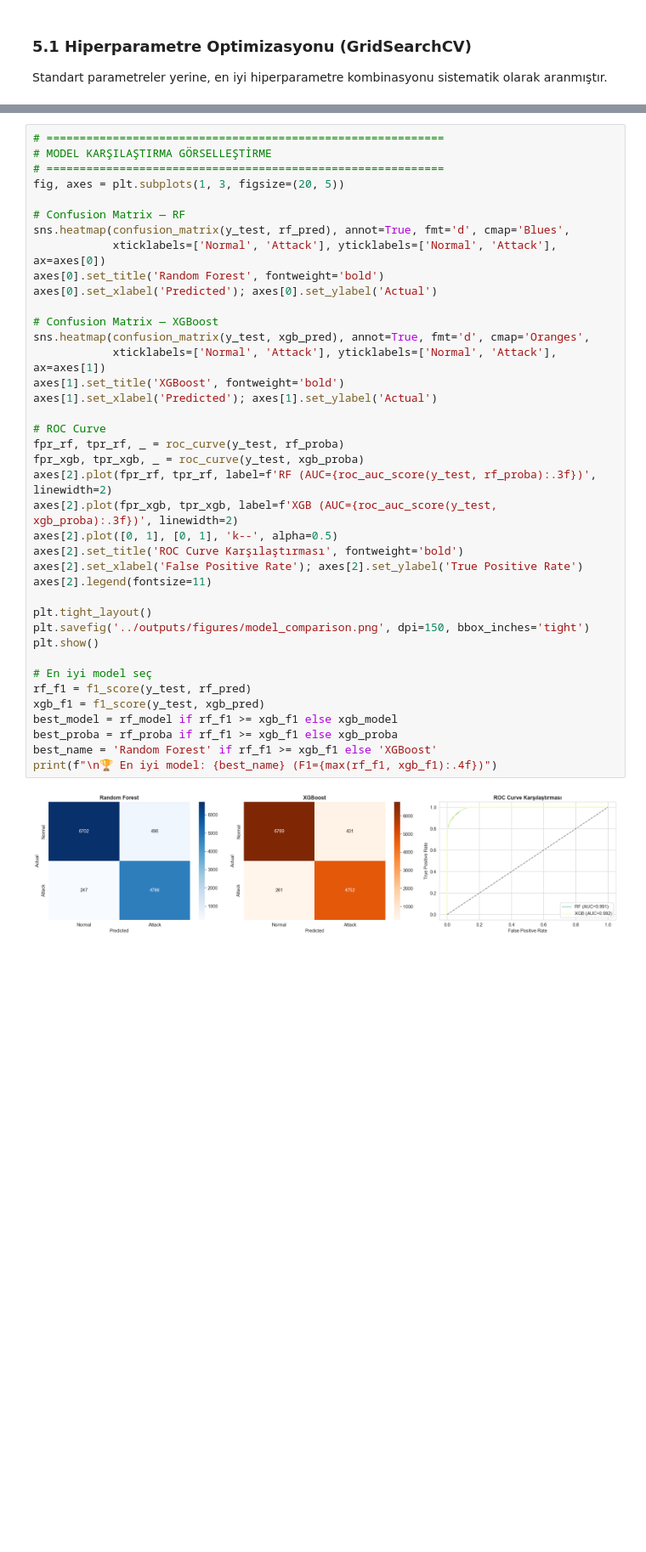
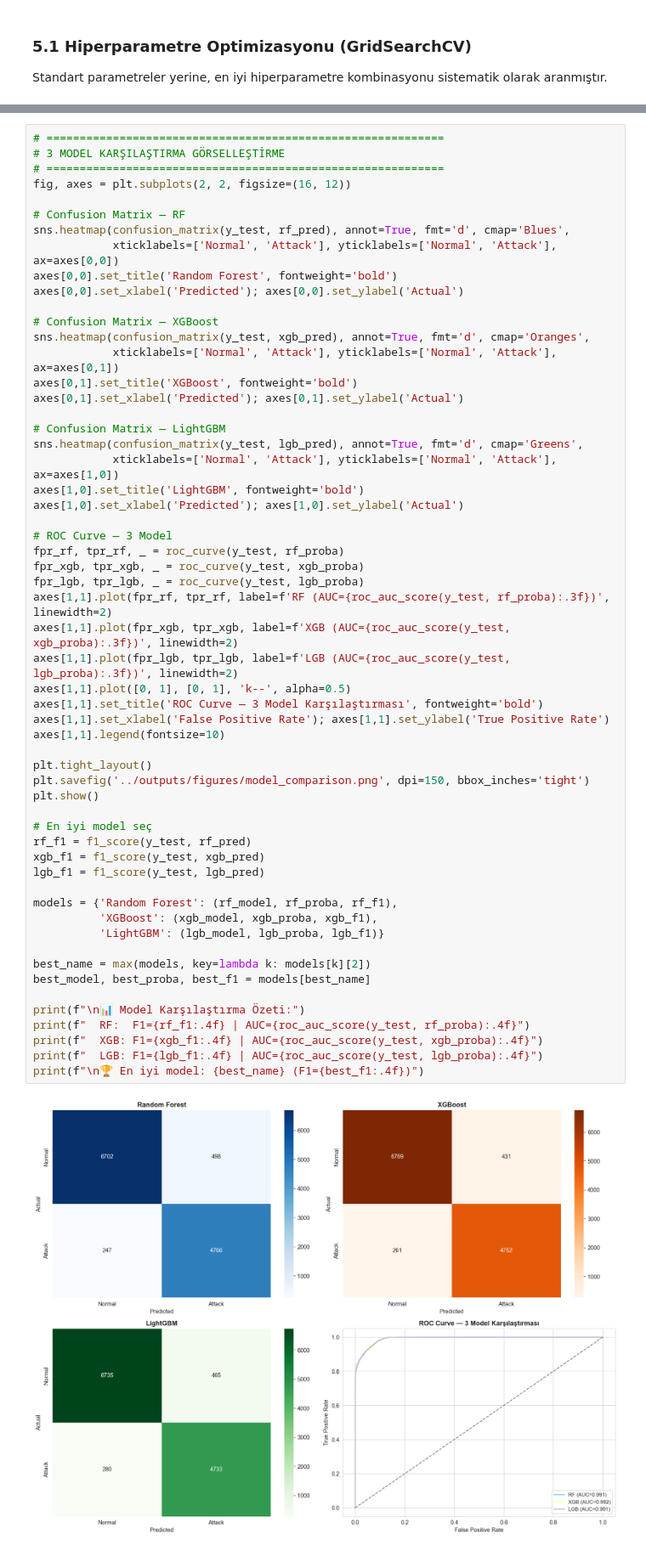
Before and after one commit to MuhammedAsef/web_attack_risk_prediction, a Jupyter notebook: notebooks/web_attack_analysis.ipynb, the cells around one changed output, grey strips where cells are left out. Shown at 85% size. Cells and saved outputs as stored; diff of their text form; blank space fills up the shorter version.

Commit message:
LightGBM eklendi, 3 model karsilastirma, ALE ve maliyet guncellendi

```diff
--- a/notebooks/web_attack_analysis.ipynb
+++ b/notebooks/web_attack_analysis.ipynb
@@ -795,41 +874,59 @@ XGB → Accuracy: 0.9433 | F1: 0.9321 | AUC: 0.9919
 # %%
 # ============================================================
-# MODEL KARŞILAŞTIRMA GÖRSELLEŞTİRME
+# 3 MODEL KARŞILAŞTIRMA GÖRSELLEŞTİRME
 # ============================================================
-fig, axes = plt.subplots(1, 3, figsize=(20, 5))
+fig, axes = plt.subplots(2, 2, figsize=(16, 12))
 
 # Confusion Matrix — RF
 sns.heatmap(confusion_matrix(y_test, rf_pred), annot=True, fmt='d', cmap='Blues',
-            xticklabels=['Normal', 'Attack'], yticklabels=['Normal', 'Attack'], ax=axes[0])
-axes[0].set_title('Random Forest', fontweight='bold')
-axes[0].set_xlabel('Predicted'); axes[0].set_ylabel('Actual')
+            xticklabels=['Normal', 'Attack'], yticklabels=['Normal', 'Attack'], ax=axes[0,0])
+axes[0,0].set_title('Random Forest', fontweight='bold')
+axes[0,0].set_xlabel('Predicted'); axes[0,0].set_ylabel('Actual')
 
 # Confusion Matrix — XGBoost
 sns.heatmap(confusion_matrix(y_test, xgb_pred), annot=True, fmt='d', cmap='Oranges',
-            xticklabels=['Normal', 'Attack'], yticklabels=['Normal', 'Attack'], ax=axes[1])
-axes[1].set_title('XGBoost', fontweight='bold')
-axes[1].set_xlabel('Predicted'); axes[1].set_ylabel('Actual')
+            xticklabels=['Normal', 'Attack'], yticklabels=['Normal', 'Attack'], ax=axes[0,1])
+axes[0,1].set_title('XGBoost', fontweight='bold')
+axes[0,1].set_xlabel('Predicted'); axes[0,1].set_ylabel('Actual')
 
-# ROC Curve
+# Confusion Matrix — LightGBM
+sns.heatmap(confusion_matrix(y_test, lgb_pred), annot=True, fmt='d', cmap='Greens',
+            xticklabels=['Normal', 'Attack'], yticklabels=['Normal', 'Attack'], ax=axes[1,0])
+axes[1,0].set_title('LightGBM', fontweight='bold')
+axes[1,0].set_xlabel('Predicted'); axes[1,0].set_ylabel('Actual')
+
+# ROC Curve — 3 Model
 fpr_rf, tpr_rf, _ = roc_curve(y_test, rf_proba)
 fpr_xgb, tpr_xgb, _ = roc_curve(y_test, xgb_proba)
-axes[2].plot(fpr_rf, tpr_rf, label=f'RF (AUC={roc_auc_score(y_test, rf_proba):.3f})', linewidth=2)
-axes[2].plot(fpr_xgb, tpr_xgb, label=f'XGB (AUC={roc_auc_score(y_test, xgb_proba):.3f})', linewidth=2)
-axes[2].plot([0, 1], [0, 1], 'k--', alpha=0.5)
-axes[2].set_title('ROC Curve Karşılaştırması', fontweight='bold')
-axes[2].set_xlabel('False Positive Rate'); axes[2].set_ylabel('True Positive Rate')
-axes[2].legend(fontsize=11)
+fpr_lgb, tpr_lgb, _ = roc_curve(y_test, lgb_proba)
+axes[1,1].plot(fpr_rf, tpr_rf, label=f'RF (AUC={roc_auc_score(y_test, rf_proba):.3f})', linewidth=2)
+axes[1,1].plot(fpr_xgb, tpr_xgb, label=f'XGB (AUC={roc_auc_score(y_test, xgb_proba):.3f})', linewidth=2)
+axes[1,1].plot(fpr_lgb, tpr_lgb, label=f'LGB (AUC={roc_auc_score(y_test, lgb_proba):.3f})', linewidth=2)
+axes[1,1].plot([0, 1], [0, 1], 'k--', alpha=0.5)
+axes[1,1].set_title('ROC Curve — 3 Model Karşılaştırması', fontweight='bold')
+axes[1,1].set_xlabel('False Positive Rate'); axes[1,1].set_ylabel('True Positive Rate')
+axes[1,1].legend(fontsize=10)
 
 plt.tight_layout()
 plt.savefig('../outputs/figures/model_comparison.png', dpi=150, bbox_inches='tight')
 plt.show()
 
 # En iyi model seç
 rf_f1 = f1_score(y_test, rf_pred)
 xgb_f1 = f1_score(y_test, xgb_pred)
-best_model = rf_model if rf_f1 >= xgb_f1 else xgb_model
-best_proba = rf_proba if rf_f1 >= xgb_f1 else xgb_proba
-best_name = 'Random Forest' if rf_f1 >= xgb_f1 else 'XGBoost'
-print(f"\n🏆 En iyi model: {best_name} (F1={max(rf_f1, xgb_f1):.4f})")
+lgb_f1 = f1_score(y_test, lgb_pred)
+
+models = {'Random Forest': (rf_model, rf_proba, rf_f1),
+          'XGBoost': (xgb_model, xgb_proba, xgb_f1),
+          'LightGBM': (lgb_model, lgb_proba, lgb_f1)}
+
+best_name = max(models, key=lambda k: models[k][2])
+best_model, best_proba, best_f1 = models[best_name]
+
+print(f"\n📊 Model Karşılaştırma Özeti:")
+print(f"  RF:  F1={rf_f1:.4f} | AUC={roc_auc_score(y_test, rf_proba):.4f}")
+print(f"  XGB: F1={xgb_f1:.4f} | AUC={roc_auc_score(y_test, xgb_proba):.4f}")
+print(f"  LGB: F1={lgb_f1:.4f} | AUC={roc_auc_score(y_test, lgb_proba):.4f}")
+print(f"\n🏆 En iyi model: {best_name} (F1={best_f1:.4f})")
 # %% [output]
-[figure, old version]
+[figure, new version]
```
Also changed, not shown: parts of 11 cells of this notebook, 6 other files.
